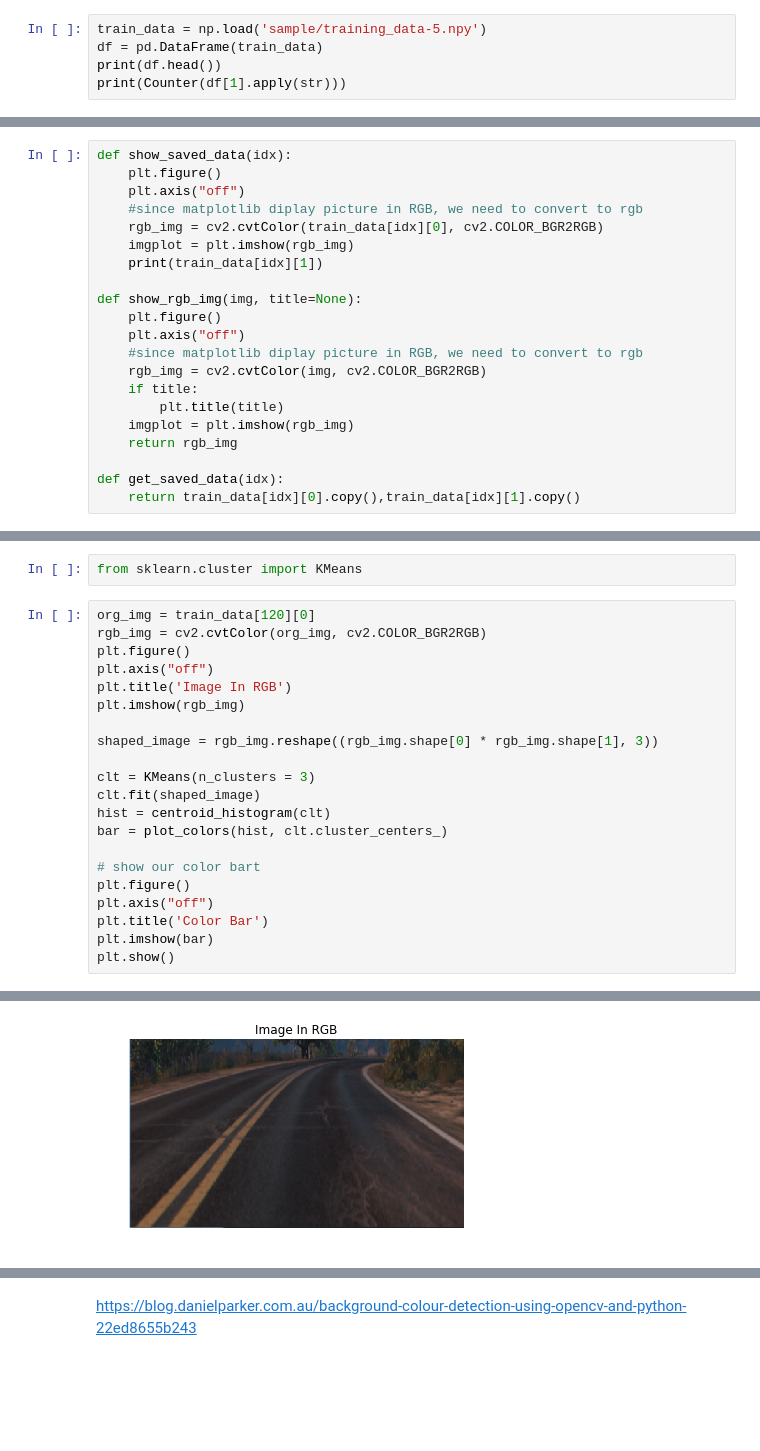
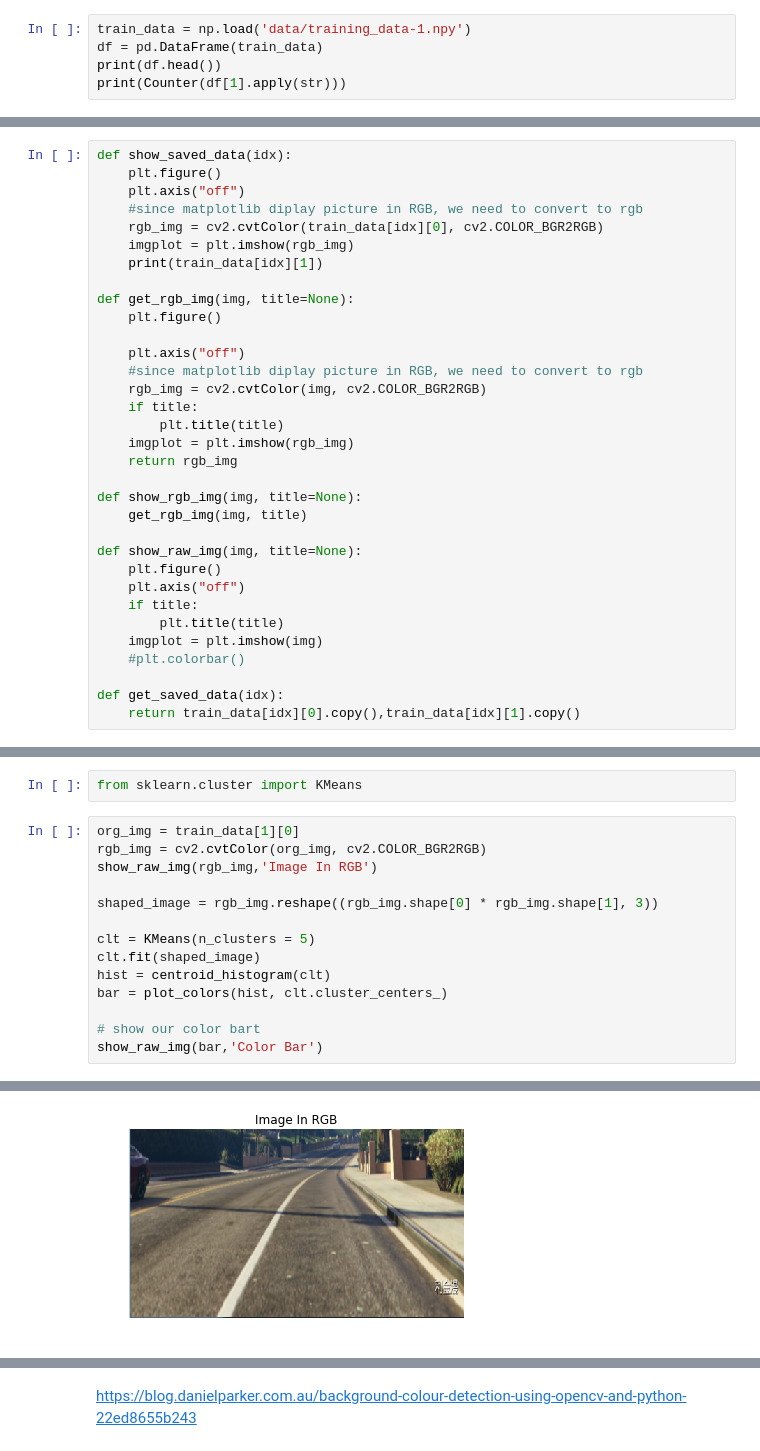
Before and after one commit to xiaoli-chen/GTA5, a Jupyter notebook: lane extraction.ipynb, the cells around one changed output, grey strips where cells are left out. Cells and saved outputs as stored; diff of their text form; blank space fills up the shorter version.

```diff
--- a/lane extraction.ipynb
+++ b/lane extraction.ipynb
@@ -15,7 +15,7 @@ from statistics import mean
 
 %matplotlib inline
 # %%
-train_data = np.load('sample/training_data-5.npy')
+train_data = np.load('data/training_data-1.npy')
 df = pd.DataFrame(train_data)
 print(df.head())
 print(Counter(df[1].apply(str)))
@@ -56,8 +56,9 @@ def show_saved_data(idx):
     imgplot = plt.imshow(rgb_img)
     print(train_data[idx][1])
 
-def show_rgb_img(img, title=None):
+def get_rgb_img(img, title=None):
     plt.figure()
+
     plt.axis("off")
     #since matplotlib diplay picture in RGB, we need to convert to rgb
     rgb_img = cv2.cvtColor(img, cv2.COLOR_BGR2RGB)
@@ -66,6 +67,17 @@ def show_rgb_img(img, title=None):
     imgplot = plt.imshow(rgb_img)
     return rgb_img
 
+def show_rgb_img(img, title=None):
+    get_rgb_img(img, title)
+
+def show_raw_img(img, title=None):
+    plt.figure()
+    plt.axis("off")
+    if title:
+        plt.title(title)
+    imgplot = plt.imshow(img)
+    #plt.colorbar()
+
 def get_saved_data(idx):
     return train_data[idx][0].copy(),train_data[idx][1].copy()
 # %%
@@ -178,24 +190,17 @@ def plot_colors(hist, centroids):
 # %%
 from sklearn.cluster import KMeans
 # %%
-org_img = train_data[120][0]
+org_img = train_data[1][0]
 rgb_img = cv2.cvtColor(org_img, cv2.COLOR_BGR2RGB)
-plt.figure()
-plt.axis("off")
-plt.title('Image In RGB')
-plt.imshow(rgb_img)
+show_raw_img(rgb_img,'Image In RGB')
 
 shaped_image = rgb_img.reshape((rgb_img.shape[0] * rgb_img.shape[1], 3))
 
-clt = KMeans(n_clusters = 3)
+clt = KMeans(n_clusters = 5)
 clt.fit(shaped_image)
 hist = centroid_histogram(clt)
 bar = plot_colors(hist, clt.cluster_centers_)
 
 # show our color bart
-plt.figure()
-plt.axis("off")
-plt.title('Color Bar')
-plt.imshow(bar)
-plt.show()
+show_raw_img(bar,'Color Bar')
 # %% [output]
@@ -202 +212 @@ plt.show()
-[figure, old version]
+[figure, new version]
```
Also changed, not shown: parts of 11 cells of this notebook.
